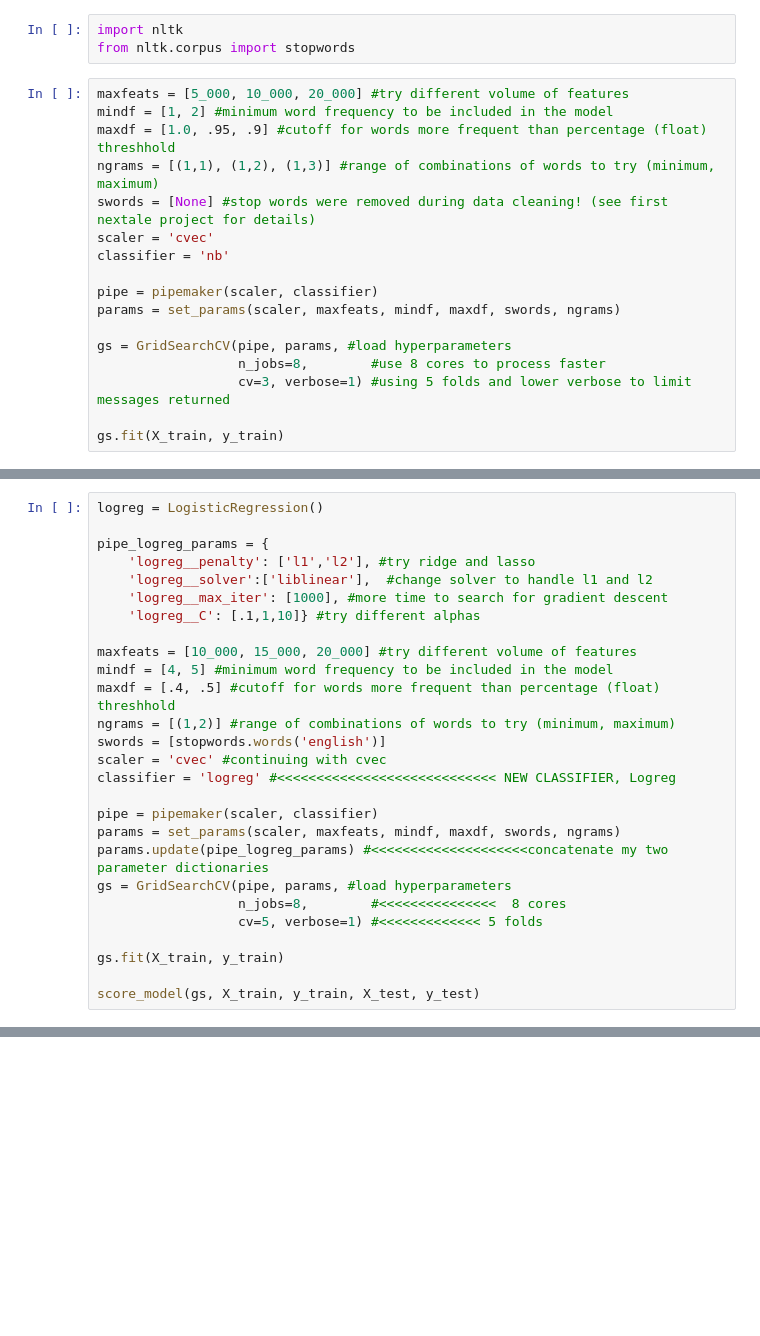
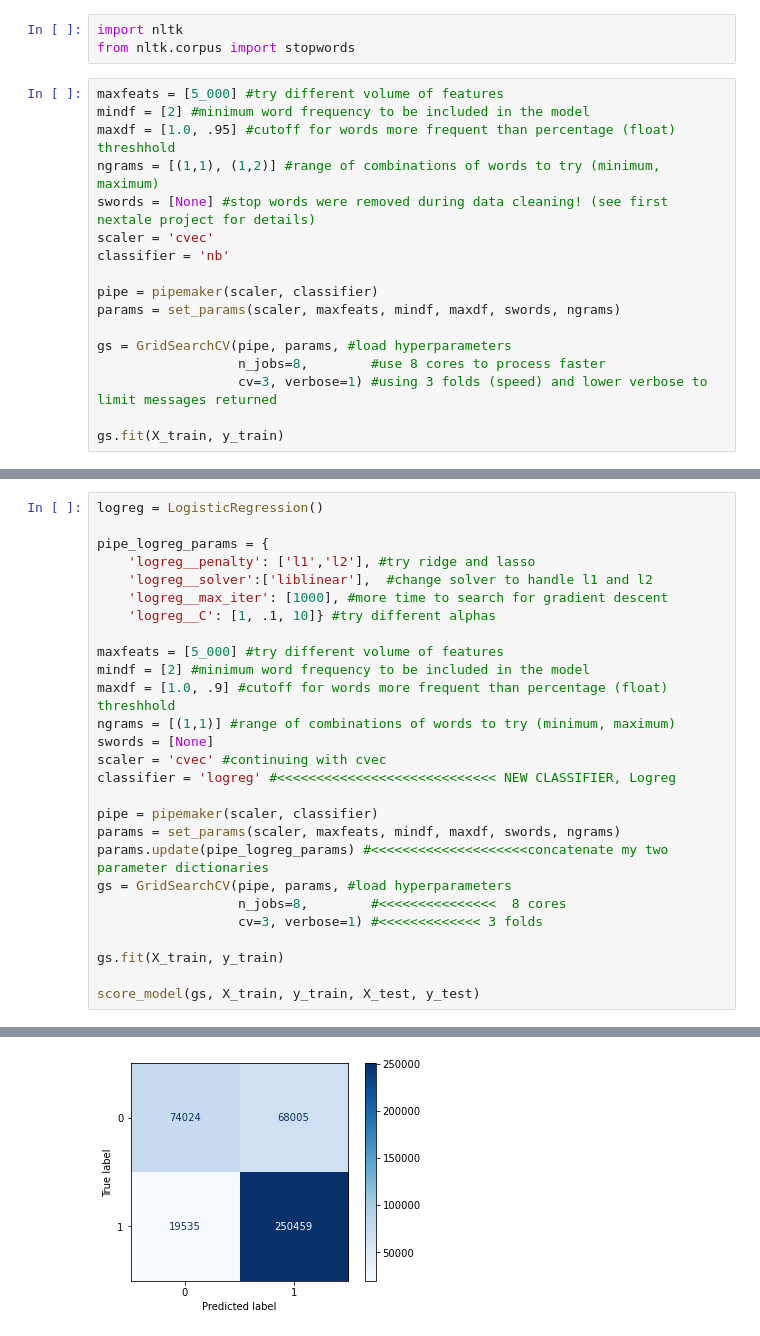
Before and after one commit to griffinwt/nextale_pt2, a Jupyter notebook: notebooks/binary_class.ipynb, the cells around one changed output, grey strips where cells are left out. Saved outputs shown, nothing was run; the diff lists cells and outputs as text; blank space fills up the shorter version.

Commit message:
ran more models

```diff
--- a/notebooks/binary_class.ipynb
+++ b/notebooks/binary_class.ipynb
@@ -171,10 +171,10 @@ I'll start with a simple Naive Bayes model
 import nltk
 from nltk.corpus import stopwords
 # %%
-maxfeats = [5_000, 10_000, 20_000] #try different volume of features
-mindf = [1, 2] #minimum word frequency to be included in the model
-maxdf = [1.0, .95, .9] #cutoff for words more frequent than percentage (float) threshhold
-ngrams = [(1,1), (1,2), (1,3)] #range of combinations of words to try (minimum, maximum)
+maxfeats = [5_000] #try different volume of features
+mindf = [2] #minimum word frequency to be included in the model
+maxdf = [1.0, .95] #cutoff for words more frequent than percentage (float) threshhold
+ngrams = [(1,1), (1,2)] #range of combinations of words to try (minimum, maximum)
 swords = [None] #stop words were removed during data cleaning! (see first nextale project for details)
 scaler = 'cvec'
 classifier = 'nb'
@@ -184,7 +184,7 @@ params = set_params(scaler, maxfeats, mindf, maxdf, swords, ngrams)
 
 gs = GridSearchCV(pipe, params, #load hyperparameters
                   n_jobs=8,        #use 8 cores to process faster
-                  cv=3, verbose=1) #using 5 folds and lower verbose to limit messages returned
+                  cv=3, verbose=1) #using 3 folds (speed) and lower verbose to limit messages returned
 
 gs.fit(X_train, y_train)
 # %% [output]
@@ -201,13 +226,13 @@ pipe_logreg_params = {
     'logreg__penalty': ['l1','l2'], #try ridge and lasso
     'logreg__solver':['liblinear'],  #change solver to handle l1 and l2
     'logreg__max_iter': [1000], #more time to search for gradient descent
-    'logreg__C': [.1,1,10]} #try different alphas
+    'logreg__C': [1, .1, 10]} #try different alphas
 
-maxfeats = [10_000, 15_000, 20_000] #try different volume of features
-mindf = [4, 5] #minimum word frequency to be included in the model
-maxdf = [.4, .5] #cutoff for words more frequent than percentage (float) threshhold
-ngrams = [(1,2)] #range of combinations of words to try (minimum, maximum)
-swords = [stopwords.words('english')]
+maxfeats = [5_000] #try different volume of features
+mindf = [2] #minimum word frequency to be included in the model
+maxdf = [1.0, .9] #cutoff for words more frequent than percentage (float) threshhold
+ngrams = [(1,1)] #range of combinations of words to try (minimum, maximum)
+swords = [None]
 scaler = 'cvec' #continuing with cvec
 classifier = 'logreg' #<<<<<<<<<<<<<<<<<<<<<<<<<<<< NEW CLASSIFIER, Logreg
 
@@ -216,8 +241,9 @@ params = set_params(scaler, maxfeats, mindf, maxdf, swords, ngrams)
 params.update(pipe_logreg_params) #<<<<<<<<<<<<<<<<<<<<concatenate my two parameter dictionaries
 gs = GridSearchCV(pipe, params, #load hyperparameters
                   n_jobs=8,        #<<<<<<<<<<<<<<<  8 cores
-                  cv=5, verbose=1) #<<<<<<<<<<<<< 5 folds
+                  cv=3, verbose=1) #<<<<<<<<<<<<< 3 folds
 
 gs.fit(X_train, y_train)
 
 score_model(gs, X_train, y_train, X_test, y_test)
+# %% [output]
@@ -223,0 +258 @@ score_model(gs, X_train, y_train, X_test, y_test)
+[figure, added]
```
Also changed, not shown: parts of 8 cells of this notebook.
